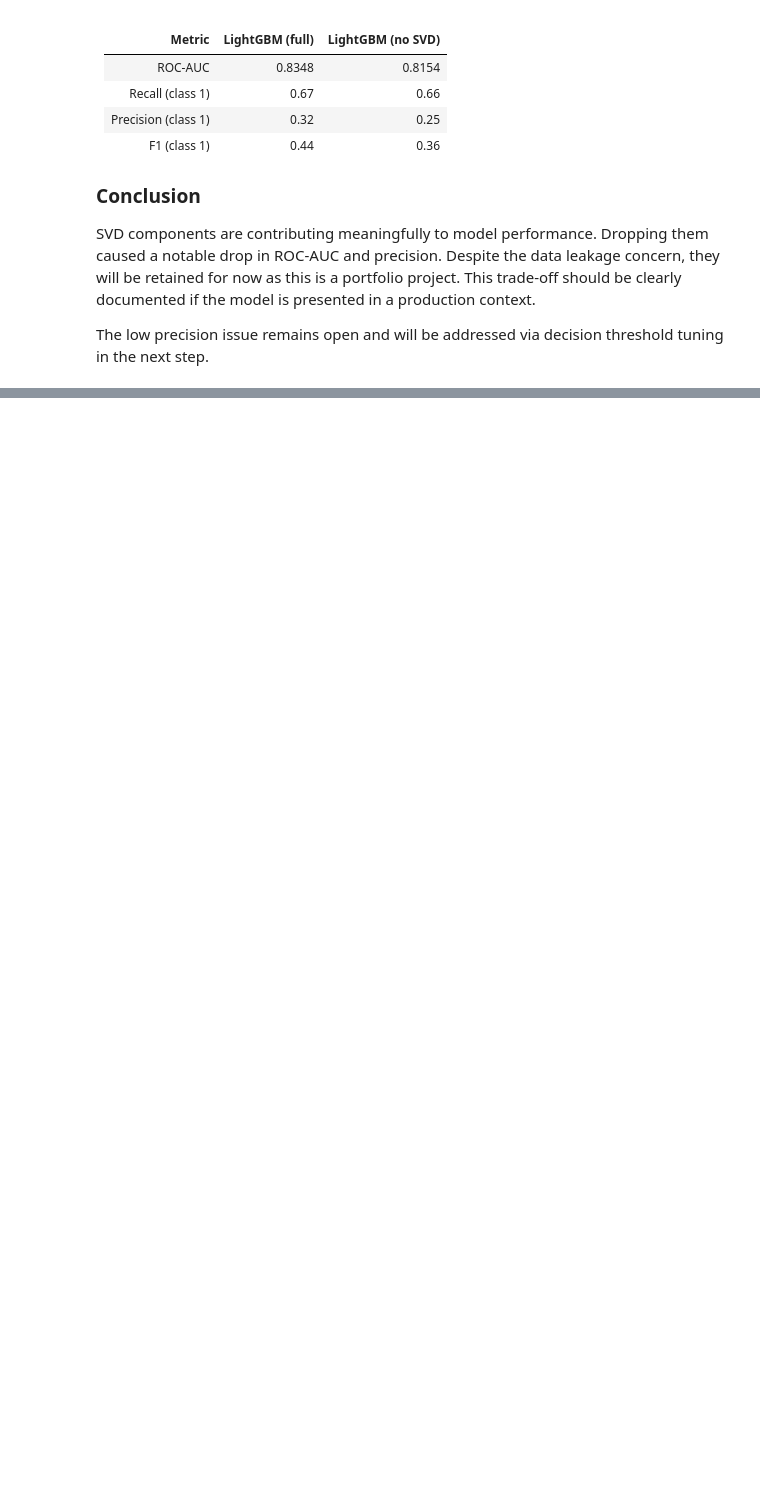
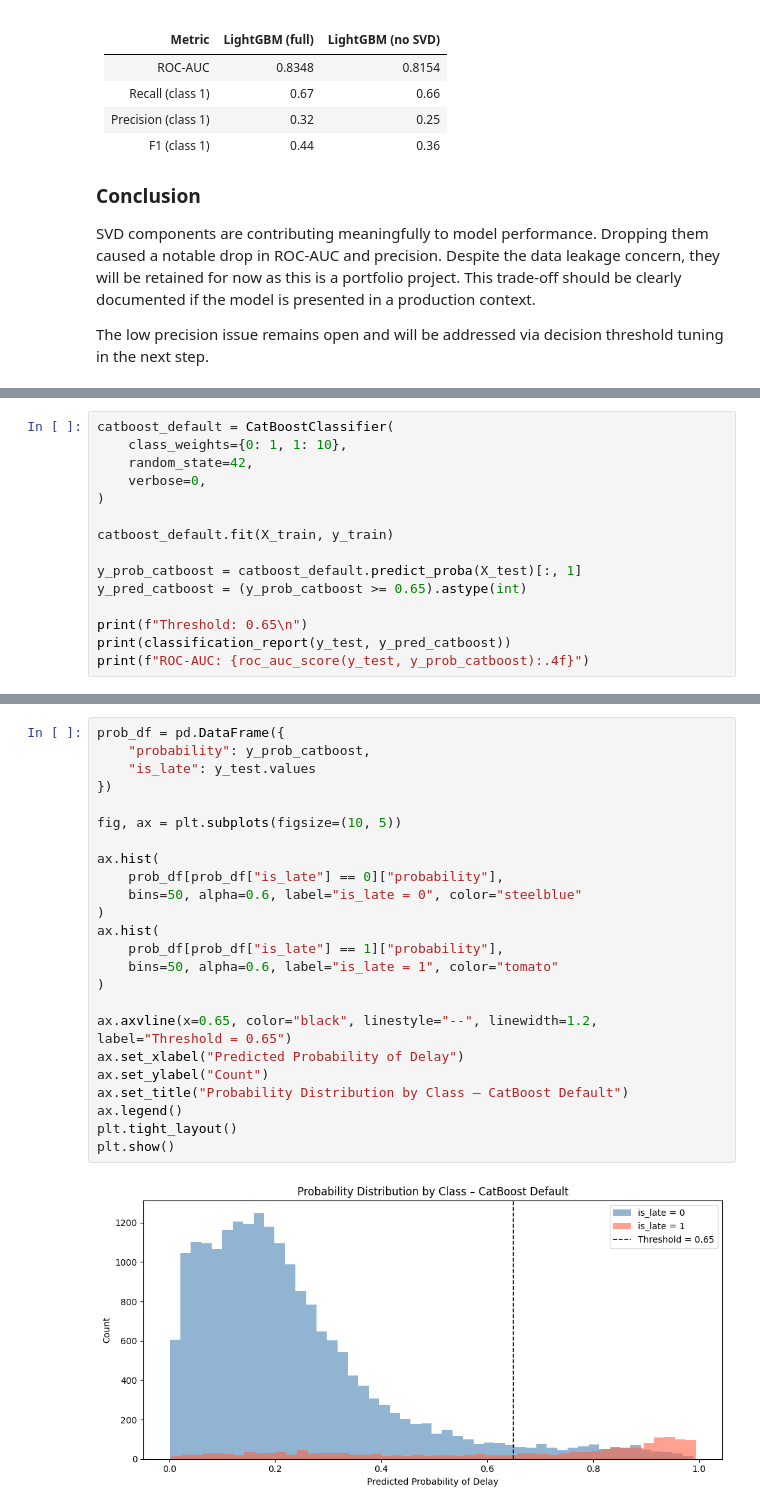
Before and after one commit to Gabverz/Logistics_optimizer, a Jupyter notebook: modeling_logistics.ipynb, the cells around one changed output, grey strips where cells are left out. Cells and saved outputs as stored; diff of their text form; blank space fills up the shorter version.

```diff
--- a/modeling_logistics.ipynb
+++ b/modeling_logistics.ipynb
@@ -516,0 +559,15 @@ tuning in the next step.
+# %%
+catboost_default = CatBoostClassifier(
+    class_weights={0: 1, 1: 10},
+    random_state=42,
+    verbose=0,
+)
+
+catboost_default.fit(X_train, y_train)
+
+y_prob_catboost = catboost_default.predict_proba(X_test)[:, 1]
+y_pred_catboost = (y_prob_catboost >= 0.65).astype(int)
+
+print(f"Threshold: 0.65\n")
+print(classification_report(y_test, y_pred_catboost))
+print(f"ROC-AUC: {roc_auc_score(y_test, y_prob_catboost):.4f}")
@@ -516,0 +587,26 @@ tuning in the next step.
+# %%
+prob_df = pd.DataFrame({
+    "probability": y_prob_catboost,
+    "is_late": y_test.values
+})
+
+fig, ax = plt.subplots(figsize=(10, 5))
+
+ax.hist(
+    prob_df[prob_df["is_late"] == 0]["probability"],
+    bins=50, alpha=0.6, label="is_late = 0", color="steelblue"
+)
+ax.hist(
+    prob_df[prob_df["is_late"] == 1]["probability"],
+    bins=50, alpha=0.6, label="is_late = 1", color="tomato"
+)
+
+ax.axvline(x=0.65, color="black", linestyle="--", linewidth=1.2, label="Threshold = 0.65")
+ax.set_xlabel("Predicted Probability of Delay")
+ax.set_ylabel("Count")
+ax.set_title("Probability Distribution by Class – CatBoost Default")
+ax.legend()
+plt.tight_layout()
+plt.show()
+# %% [output]
+[figure, added]
```
Also changed, not shown: parts of 6 cells of this notebook.
